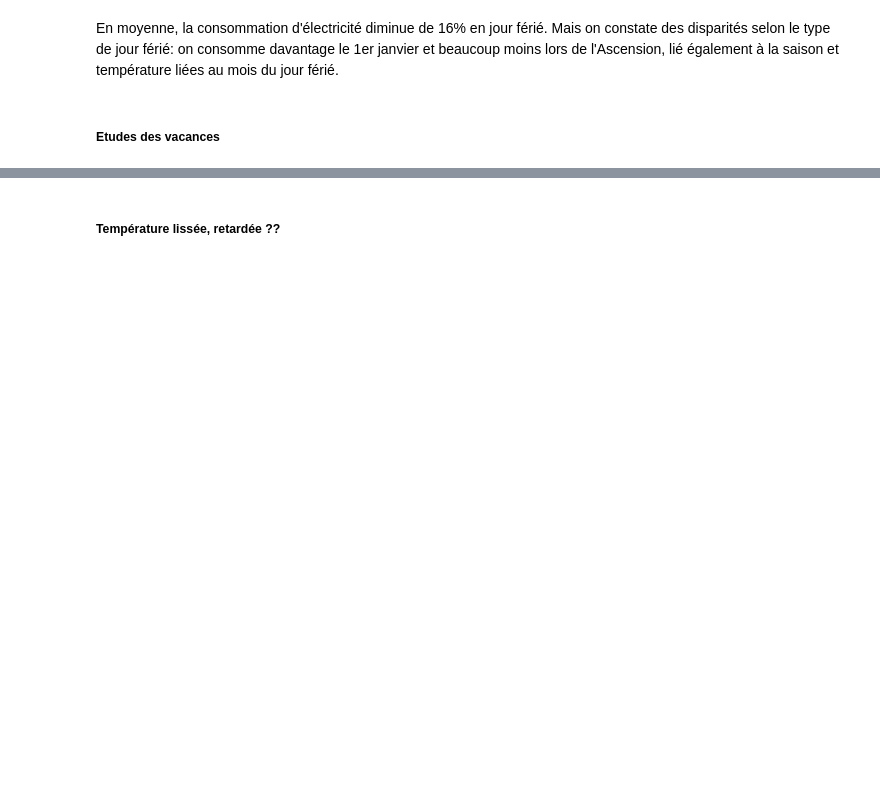
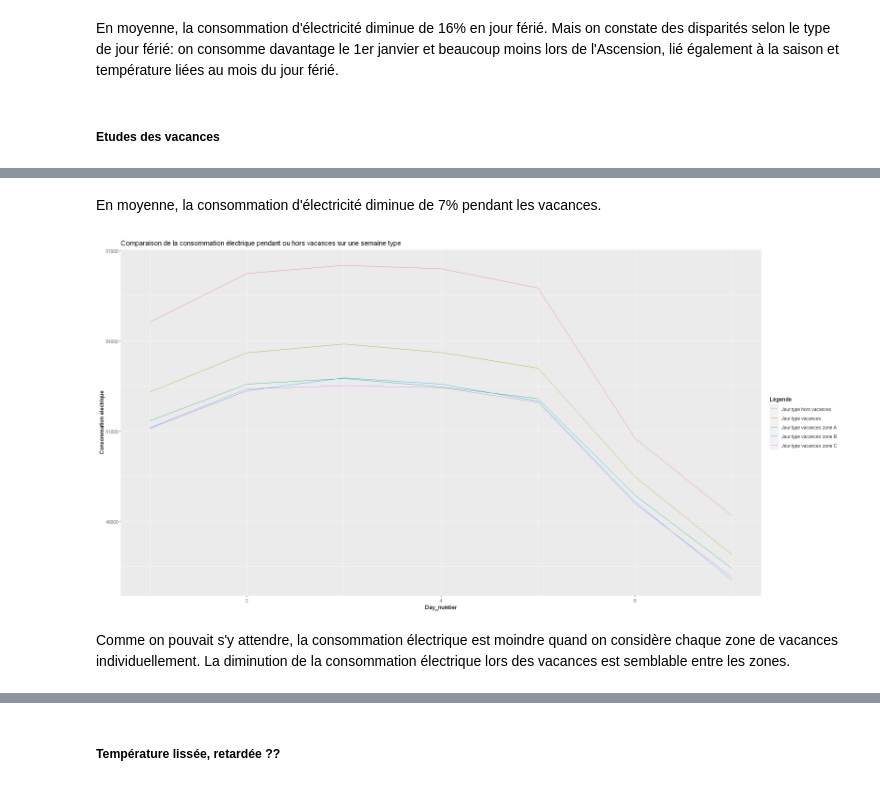
Before and after one commit to PaulineMendras/Seminaire-Modelisation-Stat, a Jupyter notebook: Notebook.ipynb, the cells around one changed output, grey strips where cells are left out. Cells and saved outputs as stored; diff of their text form; code cells hidden in the pictures; blank space fills up the shorter version.

```diff
--- a/Notebook.ipynb
+++ b/Notebook.ipynb
@@ -525,0 +565,2 @@ En moyenne, la consommation d'électricité diminue de 16% en jour férié. Mais
+# %% [markdown]
+En moyenne, la consommation d'électricité diminue de 7% pendant les vacances.
@@ -525,0 +637,16 @@ En moyenne, la consommation d'électricité diminue de 16% en jour férié. Mais
+# %%
+#Représentations graphiques de la consommation électrique hors vacances, et en vacances selon les zones A, B ou C
+options(repr.plot.width=20, repr.plot.height=10)
+ggplot(data_train_day_type, aes(x=Day_number, y=Consumption, group = 1, color = 'Jour type hors vacances')) +
+    geom_line() +
+    geom_line(aes(x=Day_number, y=Consumption_A, colour = 'Jour type vacances zone A')) +
+    geom_line(aes(x=Day_number, y=Consumption_B, colour = 'Jour type vacances zone B')) +
+    geom_line(aes(x=Day_number, y=Consumption_C, colour = 'Jour type vacances zone C')) +
+    geom_line(aes(x=Day_number, y=Consumption_nozone, colour = 'Jour type vacances')) +
+    labs(colour = "Légende") +
+    labs(title = "Comparaison de la consommation électrique pendant ou hors vacances sur une semaine type") +
+    ylab("Consommation électrique")
+# %% [output]
+[figure, added]
+# %% [markdown]
+Comme on pouvait s'y attendre, la consommation électrique est moindre quand on considère chaque zone de vacances individuellement. La diminution de la consommation électrique lors des vacances est semblable entre les zones.
```
Also changed, not shown: parts of 99 cells of this notebook.
